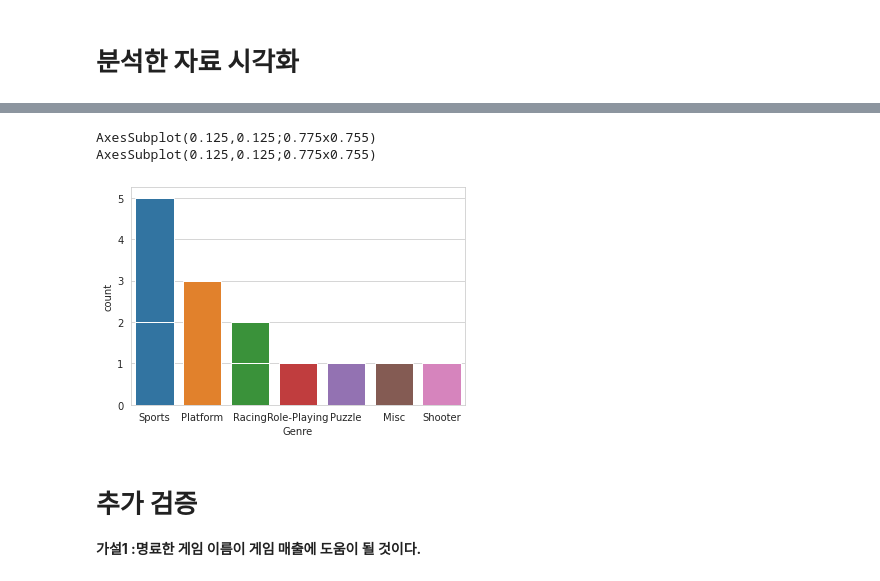
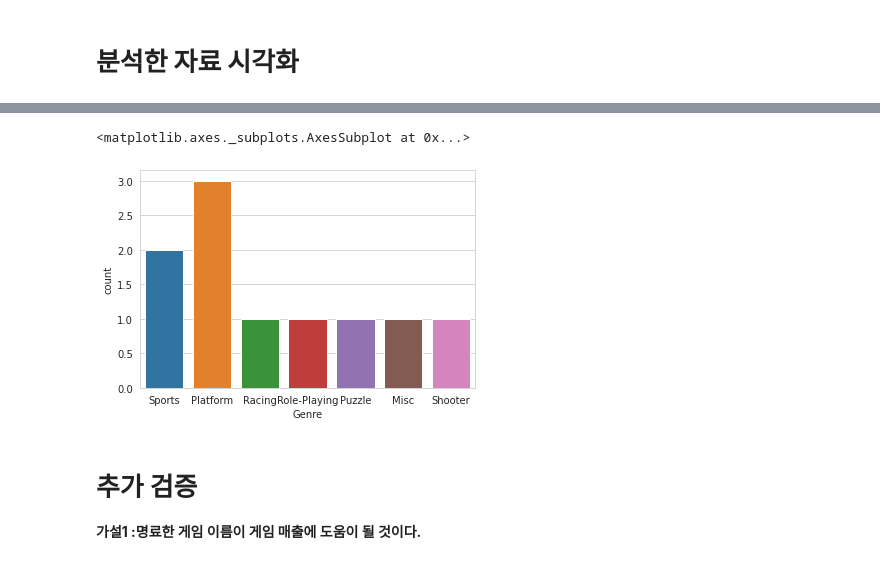
Before and after one commit to wogur9503/AI-bootcamp-, a Jupyter notebook: Game Sales Data Analysis.ipynb, the cells around one changed output, grey strips where cells are left out. Drawn from its saved outputs; the diff is of its cells as text; code cells hidden in the pictures.

```diff
--- a/Game Sales Data Analysis.ipynb
+++ b/Game Sales Data Analysis.ipynb
@@ -249,11 +248,8 @@ plt.show()
-# %%
-print(sns.countplot(x="Platform", data=vgames_data_game_topten))
-print(sns.countplot(x="Genre", data=vgames_data_game_topten))
-# sns.countplot(x="Publisher", data=vgames_data_game_topten)
-# %% [output]
-AxesSubplot(0.125,0.125;0.775x0.755)
-AxesSubplot(0.125,0.125;0.775x0.755)
-[figure, removed]
+# %%
+sns.countplot(x="Genre", data=vgames_data_game_topten)
+# %% [output]
+<matplotlib.axes._subplots.AxesSubplot at 0x...>
+[figure, added]
 # %% [markdown]
 # **추가 검증**
 **가설1 :명료한 게임 이름이 게임 매출에 도움이 될 것이다.**
```
Also changed, not shown: parts of 1 cell of this notebook.
